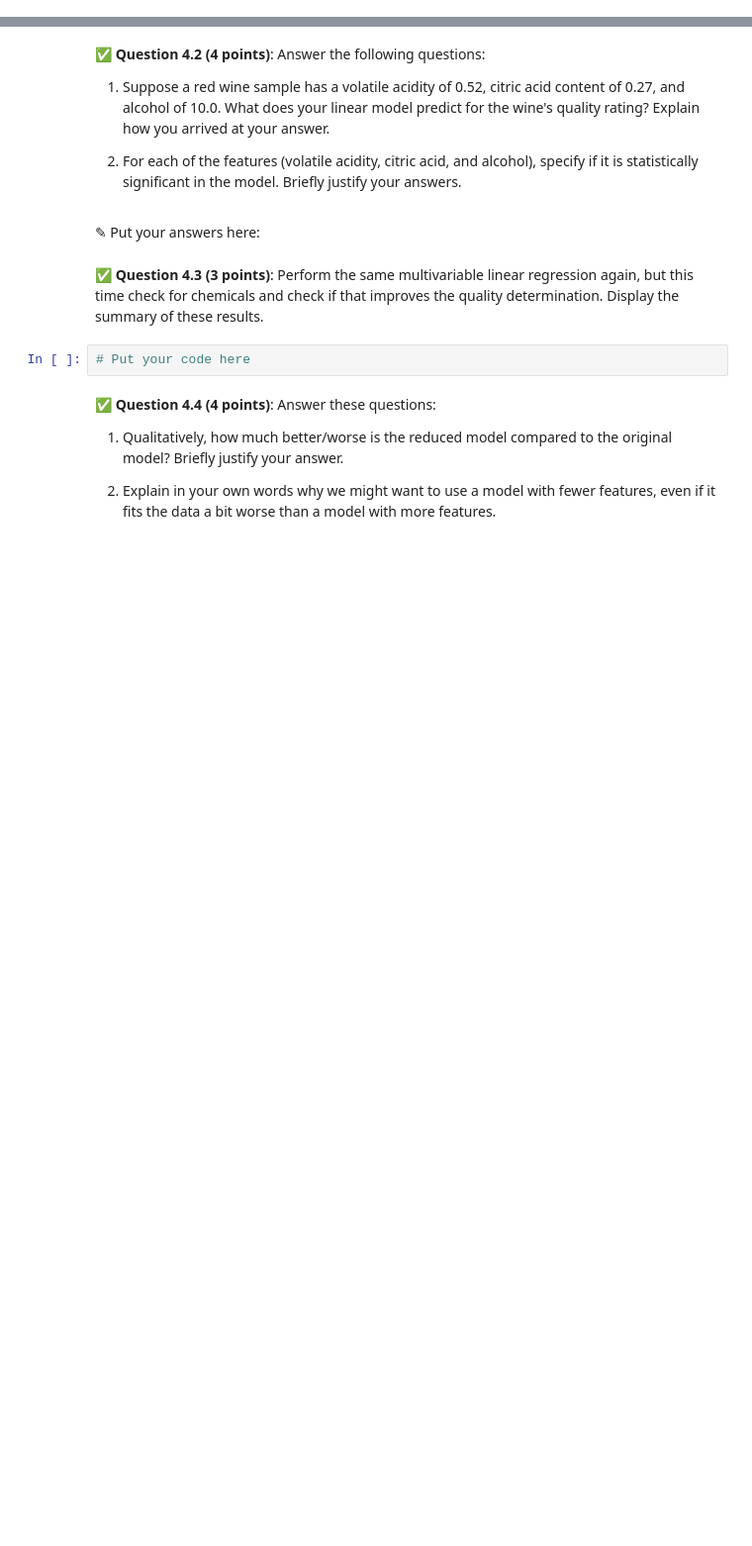
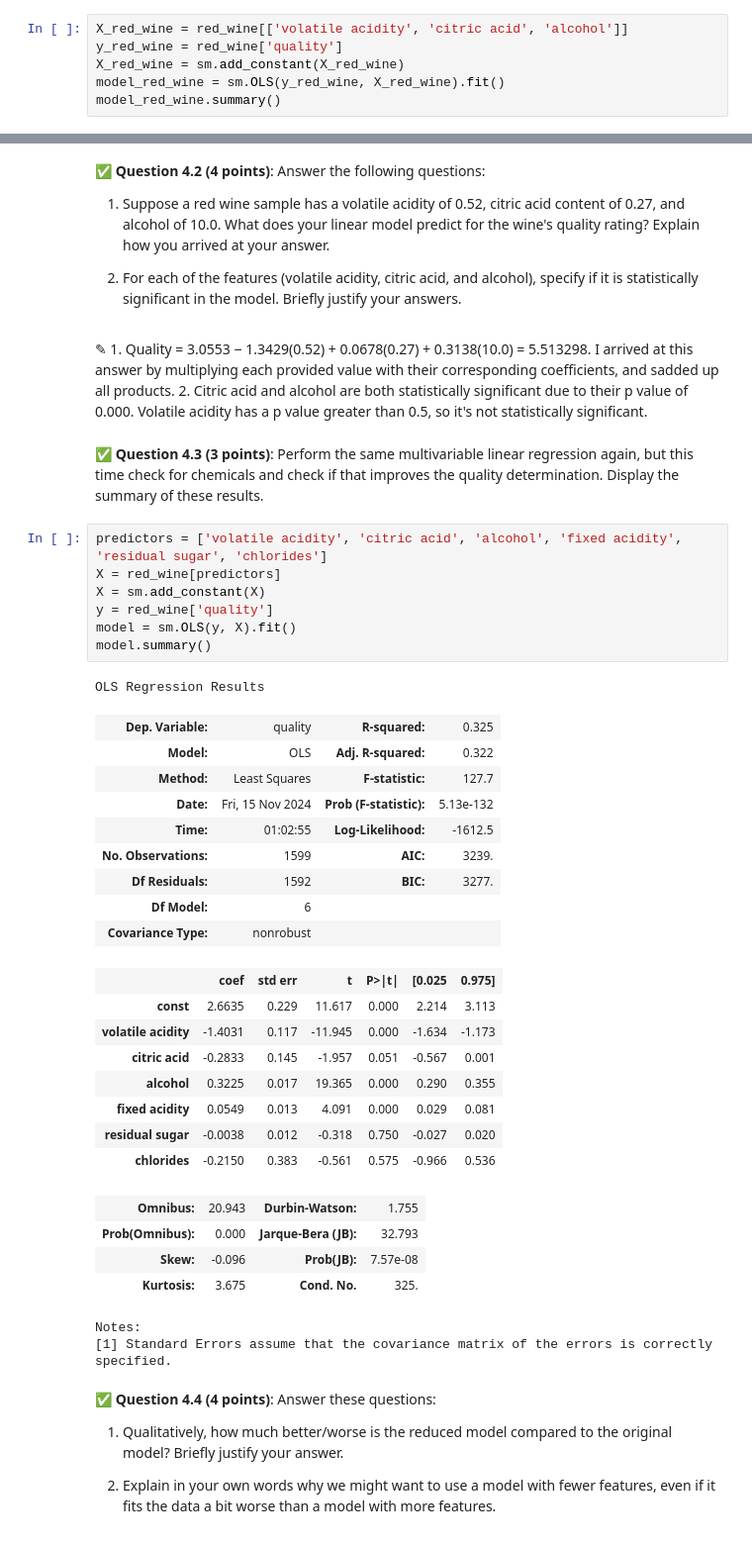
Before and after one commit to ray-singh/CMSE202-f24-turnin, a Jupyter notebook: hw-03/HW-03_Regression-STUDENT.ipynb, the cells around one changed output, grey strips where cells are left out. Shown: that part at 99% size. Drawn from its saved outputs; the diff is of its cells as text; blank space fills up the shorter version.

```diff
--- a/hw-03/HW-03_Regression-STUDENT.ipynb
+++ b/hw-03/HW-03_Regression-STUDENT.ipynb
@@ -337,0 +336,6 @@ In this part, we'll use multiple features to predict the **quality** of **red**
+# %%
+X_red_wine = red_wine[['volatile acidity', 'citric acid', 'alcohol']]
+y_red_wine = red_wine['quality']
+X_red_wine = sm.add_constant(X_red_wine)
+model_red_wine = sm.OLS(y_red_wine, X_red_wine).fit()
+model_red_wine.summary()
@@ -341,12 +367,43 @@ In this part, we'll use multiple features to predict the **quality** of **red**
 1. Suppose a red wine sample has a volatile acidity of 0.52, citric acid content of 0.27, and alcohol of 10.0. What does your linear model predict for the wine's quality rating? Explain how you arrived at your answer.
 
 2. For each of the features (volatile acidity, citric acid, and alcohol), specify if it is statistically significant in the model. Briefly justify your answers.
-# %% [markdown]
-<font size=+3>&#9998;</font> Put your answers here:
+# %% [markdown]
+<font size=+3>&#9998;</font> 1. Quality = 3.0553 − 1.3429(0.52) + 0.0678(0.27) + 0.3138(10.0) = 5.513298. I arrived at this answer by multiplying each provided value with their corresponding coefficients, and sadded up all products.
+2. Citric acid and alcohol are both statistically significant due to their p value of 0.000. Volatile acidity has a p value greater than 0.5, so it's not statistically significant.
 # %% [markdown]
 &#9989;  **Question 4.3 (3 points)**: Perform the same multivariable linear regression again, but this time check for chemicals and check if that improves the quality determination. Display the summary of these results.
-# %%
-# Put your code here
+# %%
+predictors = ['volatile acidity', 'citric acid', 'alcohol', 'fixed acidity', 'residual sugar', 'chlorides']
+X = red_wine[predictors]
+X = sm.add_constant(X)
+y = red_wine['quality']
+model = sm.OLS(y, X).fit()
+model.summary()
+# %% [output]
+OLS Regression Results
+| Dep. Variable: | quality | R-squared: | 0.325 |
+| Model: | OLS | Adj. R-squared: | 0.322 |
+| Method: | Least Squares | F-statistic: | 127.7 |
+| Date: | Fri, 15 Nov 2024 | Prob (F-statistic): | 5.13e-132 |
+| Time: | 01:02:55 | Log-Likelihood: | -1612.5 |
+| No. Observations: | 1599 | AIC: | 3239. |
+| Df Residuals: | 1592 | BIC: | 3277. |
+| Df Model: | 6 |  |  |
+| Covariance Type: | nonrobust |  |  |
+|  | coef | std err | t | P>|t| | [0.025 | 0.975] |
+| const | 2.6635 | 0.229 | 11.617 | 0.000 | 2.214 | 3.113 |
+| volatile acidity | -1.4031 | 0.117 | -11.945 | 0.000 | -1.634 | -1.173 |
+| citric acid | -0.2833 | 0.145 | -1.957 | 0.051 | -0.567 | 0.001 |
+| alcohol | 0.3225 | 0.017 | 19.365 | 0.000 | 0.290 | 0.355 |
+| fixed acidity | 0.0549 | 0.013 | 4.091 | 0.000 | 0.029 | 0.081 |
+| residual sugar | -0.0038 | 0.012 | -0.318 | 0.750 | -0.027 | 0.020 |
+| chlorides | -0.2150 | 0.383 | -0.561 | 0.575 | -0.966 | 0.536 |
+| Omnibus: | 20.943 | Durbin-Watson: | 1.755 |
+| Prob(Omnibus): | 0.000 | Jarque-Bera (JB): | 32.793 |
+| Skew: | -0.096 | Prob(JB): | 7.57e-08 |
+| Kurtosis: | 3.675 | Cond. No. | 325. |
+Notes:
+[1] Standard Errors assume that the covariance matrix of the errors is correctly specified.
 # %% [markdown]
 &#9989;  **Question 4.4 (4 points)**: Answer these questions:
 
```
Also changed, not shown: parts of 6 cells of this notebook.
